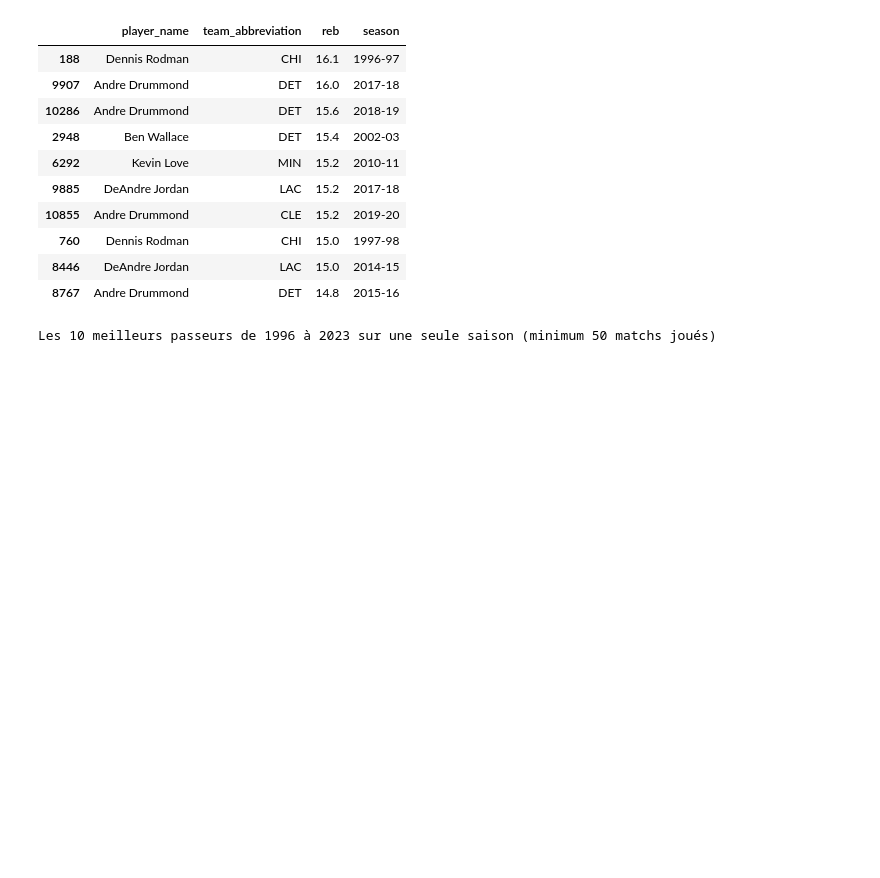
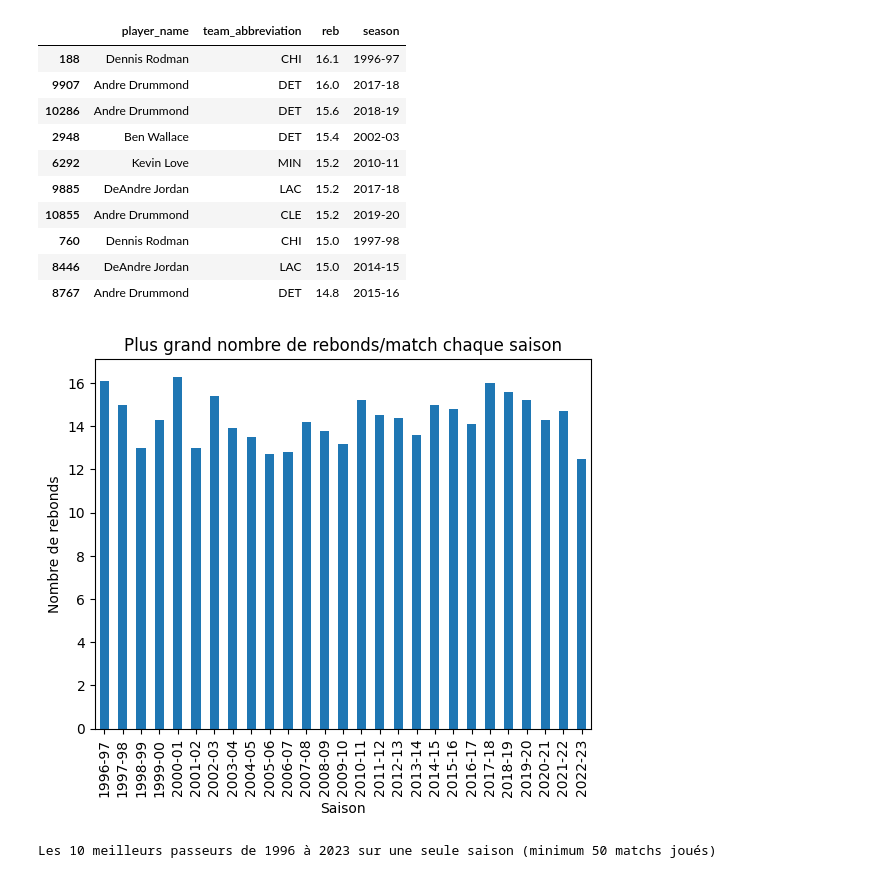
Before and after one commit to TAMINE-CYRIL/NBAStats, a Jupyter notebook: notebook.ipynb, the cells around one changed output. Saved outputs shown, nothing was run; the diff lists cells and outputs as text; code cells hidden in the pictures; blank space fills up the shorter version.

```diff
--- a/notebook.ipynb
+++ b/notebook.ipynb
@@ -170,6 +224,14 @@ Les 10 meilleurs rebondeurs de 1996 à 2023 sur une seule saison (minimum 50 mat
 | 760 | Dennis Rodman | CHI | 15.0 | 1997-98 |
 | 8446 | DeAndre Jordan | LAC | 15.0 | 2014-15 |
 | 8767 | Andre Drummond | DET | 14.8 | 2015-16 |
+# %%
+df.groupby("season")["reb"].max().plot(kind="bar")
+plt.title("Plus grand nombre de rebonds/match chaque saison")
+plt.xlabel("Saison")
+plt.ylabel("Nombre de rebonds")
+plt.show()
+# %% [output]
+[figure, added]
 # %%
 col = ["player_name", "team_abbreviation", "ast", "season"]
 print("Les 10 meilleurs passeurs de 1996 à 2023 sur une seule saison (minimum 50 matchs joués)")
```
Also changed, not shown: parts of 14 cells of this notebook.
